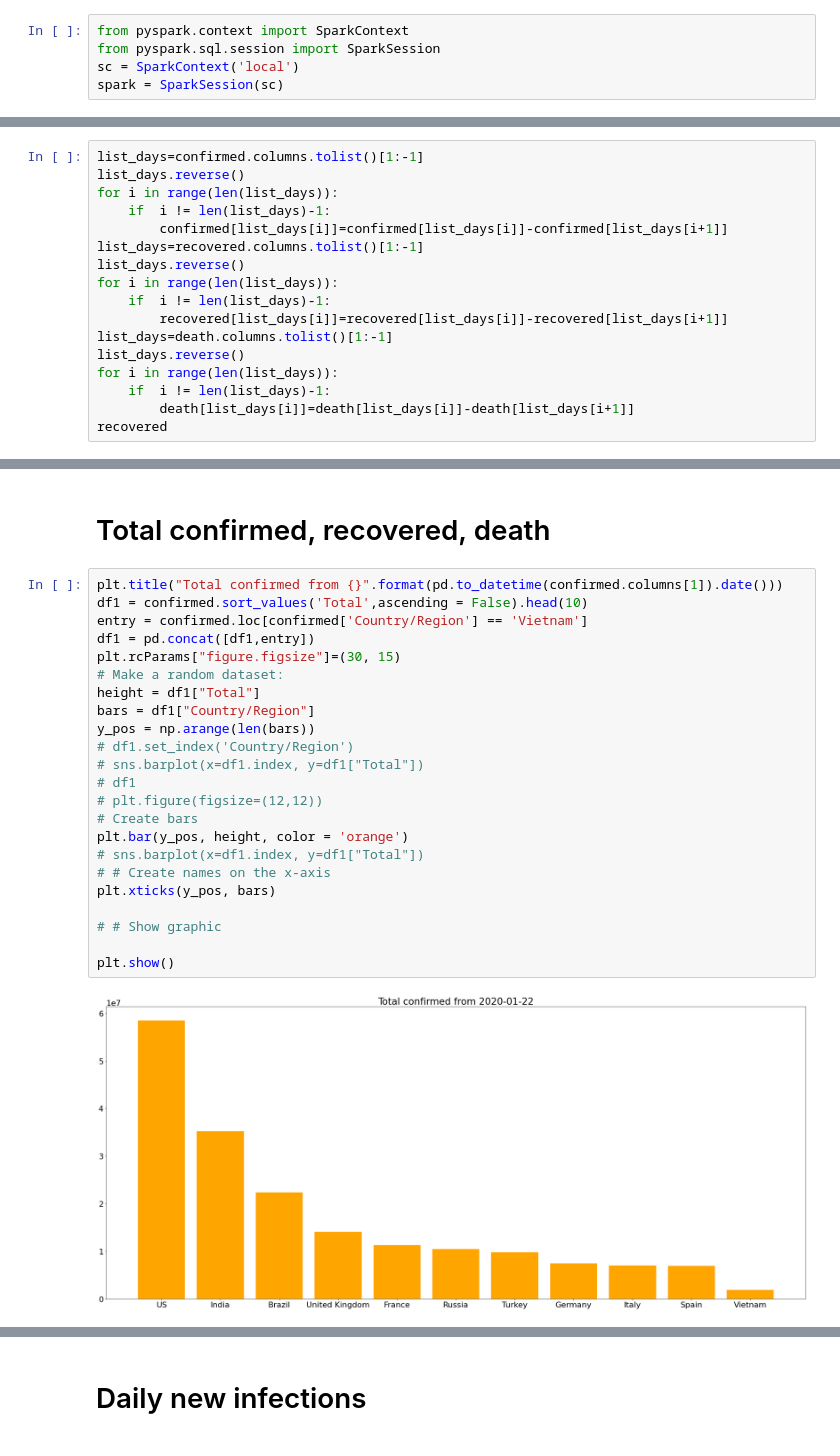
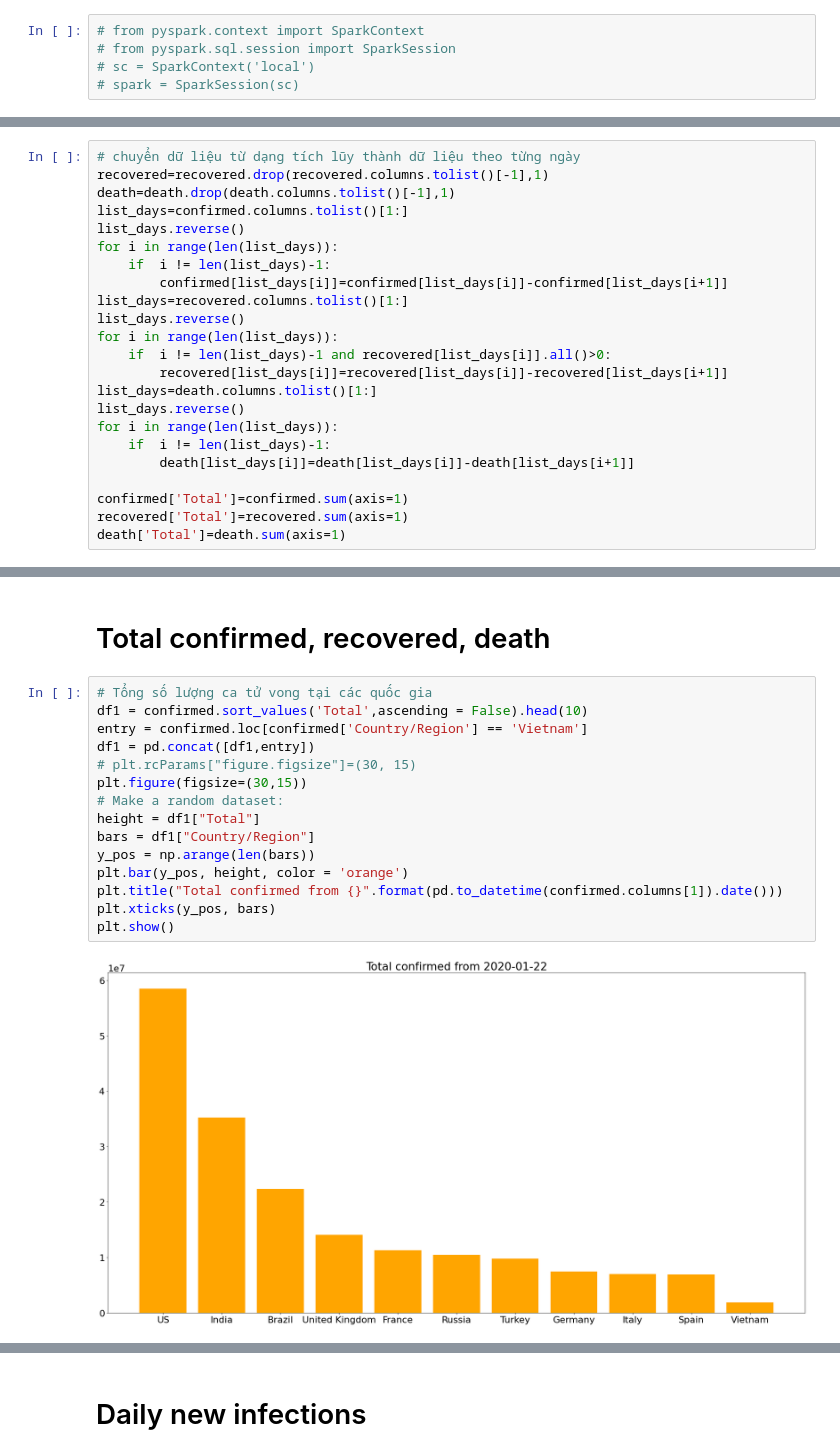
Before and after one commit to hainguyen201/DataManagementAndVisualization, a Jupyter notebook: pyspark/DataCovidAnalysis.ipynb, the cells around one changed output, grey strips where cells are left out. Saved outputs shown, nothing was run; the diff lists cells and outputs as text.

```diff
--- a/pyspark/DataCovidAnalysis.ipynb
+++ b/pyspark/DataCovidAnalysis.ipynb
@@ -1,6 +1,6 @@
 # %%
-from pyspark.context import SparkContext
-from pyspark.sql.session import SparkSession
-sc = SparkContext('local')
-spark = SparkSession(sc)
+# from pyspark.context import SparkContext
+# from pyspark.sql.session import SparkSession
+# sc = SparkContext('local')
+# spark = SparkSession(sc)
 # %%
@@ -62,17 +92,23 @@ death['Total']=death[death.columns.tolist()[-1]]
 # %%
-list_days=confirmed.columns.tolist()[1:-1]
+# chuyển dữ liệu từ dạng tích lũy thành dữ liệu theo từng ngày
+recovered=recovered.drop(recovered.columns.tolist()[-1],1)
+death=death.drop(death.columns.tolist()[-1],1)
+list_days=confirmed.columns.tolist()[1:]
 list_days.reverse()
 for i in range(len(list_days)):
     if  i != len(list_days)-1:
         confirmed[list_days[i]]=confirmed[list_days[i]]-confirmed[list_days[i+1]]
-list_days=recovered.columns.tolist()[1:-1]
+list_days=recovered.columns.tolist()[1:]
 list_days.reverse()
 for i in range(len(list_days)):
-    if  i != len(list_days)-1:
+    if  i != len(list_days)-1 and recovered[list_days[i]].all()>0:
         recovered[list_days[i]]=recovered[list_days[i]]-recovered[list_days[i+1]]
-list_days=death.columns.tolist()[1:-1]
+list_days=death.columns.tolist()[1:]
 list_days.reverse()
 for i in range(len(list_days)):
     if  i != len(list_days)-1:
         death[list_days[i]]=death[list_days[i]]-death[list_days[i+1]]
-recovered
+
+confirmed['Total']=confirmed.sum(axis=1)
+recovered['Total']=recovered.sum(axis=1)
+death['Total']=death.sum(axis=1)
@@ -93,28 +193,20 @@ recovered
 # %% [markdown]
 # Total confirmed, recovered, death
 # %%
-plt.title("Total confirmed from {}".format(pd.to_datetime(confirmed.columns[1]).date()))
+# Tổng số lượng ca tử vong tại các quốc gia
 df1 = confirmed.sort_values('Total',ascending = False).head(10)
 entry = confirmed.loc[confirmed['Country/Region'] == 'Vietnam']
 df1 = pd.concat([df1,entry])
-plt.rcParams["figure.figsize"]=(30, 15)
+# plt.rcParams["figure.figsize"]=(30, 15)
+plt.figure(figsize=(30,15))
 # Make a random dataset:
 height = df1["Total"]
 bars = df1["Country/Region"]
 y_pos = np.arange(len(bars))
-# df1.set_index('Country/Region')
-# sns.barplot(x=df1.index, y=df1["Total"])
-# df1
-# plt.figure(figsize=(12,12))
-# Create bars
 plt.bar(y_pos, height, color = 'orange')
-# sns.barplot(x=df1.index, y=df1["Total"])
-# # Create names on the x-axis
+plt.title("Total confirmed from {}".format(pd.to_datetime(confirmed.columns[1]).date()))
 plt.xticks(y_pos, bars)
-
-# # Show graphic
-
 plt.show()
 # %% [output]
-[figure, old version]
+[figure, new version]
 # %%
```
Also changed, not shown: parts of 45 cells of this notebook, 1 other file.
